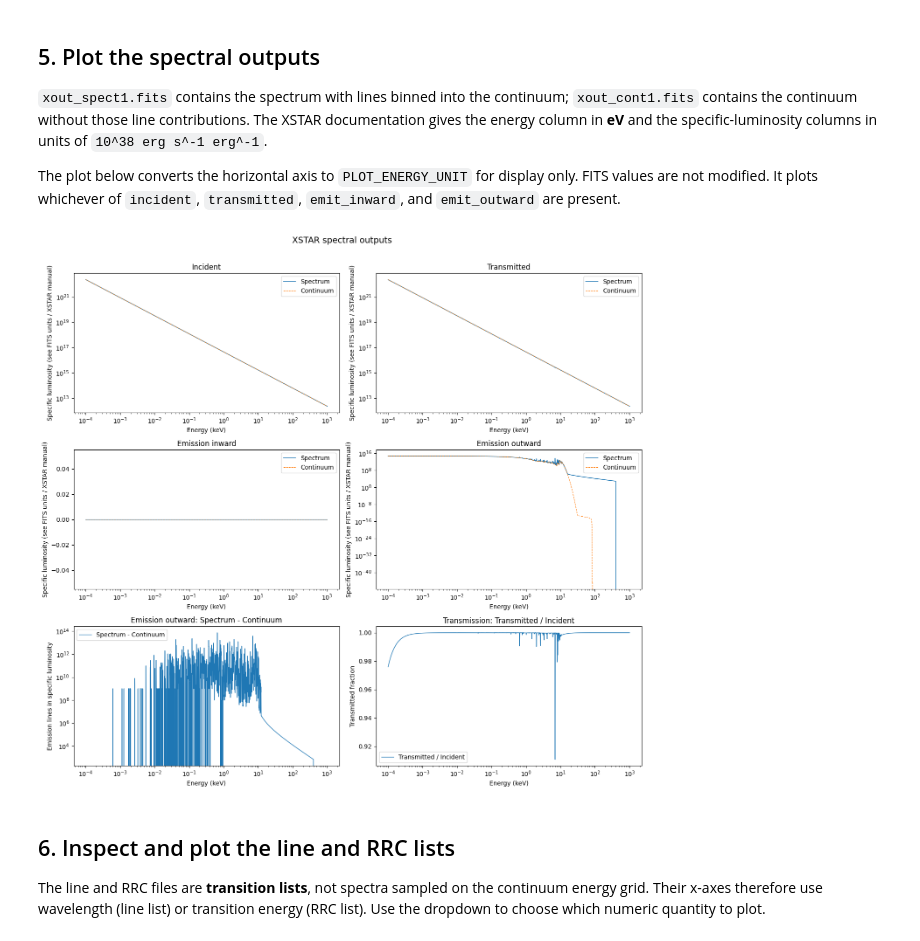
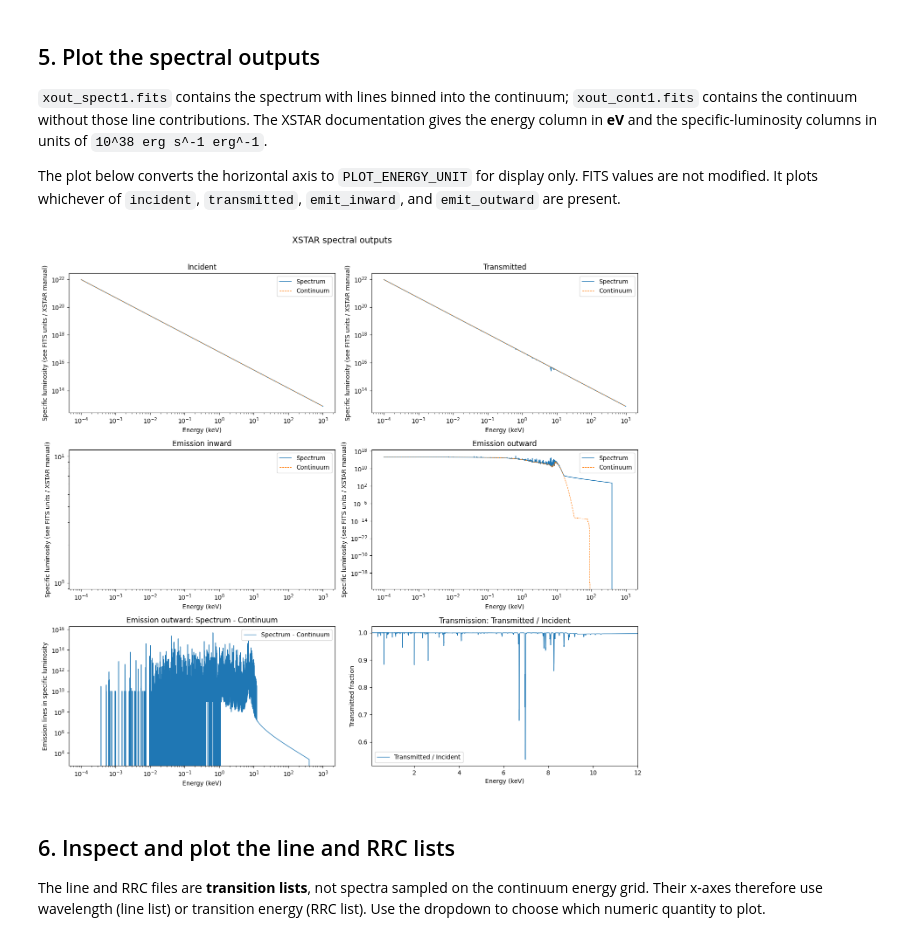
Before and after one commit to pier-astro/iongrid, a Jupyter notebook: visualization/check_xstar_raw_spec.ipynb, the cells around one changed output. Drawn from its saved outputs; the diff is of its cells as text; code cells hidden in the pictures.

```diff
--- a/visualization/check_xstar_raw_spec.ipynb
+++ b/visualization/check_xstar_raw_spec.ipynb
@@ -43,7 +43,7 @@ pd.set_option("display.max_colwidth", 100)
 plt.rcParams.update({"figure.figsize": (10, 5), "axes.grid": False, "grid.alpha": 0.25, "font.size": 10})
 # %%
 # Edit this path to the directory containing the raw products of ONE XSTAR run
-path_to_xstar = Path("/data-fast/dragon/vicente/iongrid/runs/run_20261105_htc_lhs/points/p000000001").expanduser()
+path_to_xstar = Path("/data-fast/dragon/vicente/iongrid/runs/run_20261110_highxi_highnh/points/p000000002").expanduser()
 
 # Usually all files are directly inside path_to_xstar. Set True only if your run wrapper places outputs in nested subdirectories:
 SEARCH_SUBDIRECTORIES = False
@@ -413,6 +413,9 @@ def plot_spectral_outputs(spectrum_filepath, continuum_filepath):
                 )
         ax.set_title(label)
         ax.set_xscale("log")
+        ax.set_yscale("log")
+        #ax.set_xlim(0.1, 12)
+        #ax.set_ylim(1e10, 1e16)
         plotted_values = []
         if spectrum is not None and spectrum.size == spectrum_energy.size:
             plotted_values.extend(spectrum[np.isfinite(spectrum) & (spectrum > 0)])
@@ -452,6 +455,7 @@ def plot_spectral_outputs(spectrum_filepath, continuum_filepath):
             transform=ax.transAxes,
         )
     ax.set_title("Emission outward: Spectrum - Continuum")
+    #ax.set_xlim(0.1, 12)
     ax.set_xscale("log")
     ax.set_yscale("log")
     ax.set_xlabel(energy_label)
@@ -483,35 +487,36 @@ def plot_spectral_outputs(spectrum_filepath, continuum_filepath):
             ratio[mask],
             color="C0",
             linewidth=1.0,
             label="Transmitted / Incident",
         )
         ax.legend()
     else:
         ax.text(
             0.5, 0.5,
             "Required incident/transmitted columns unavailable",
             ha="center", va="center",
             transform=ax.transAxes,
         )
     ax.set_title("Transmission: Transmitted / Incident")
-    ax.set_xscale("log")
+    #ax.set_xscale("log")
     ax.set_xlabel(energy_label)
     ax.set_ylabel("Transmitted fraction")
+    ax.set_xlim(0.1, 12)
     ax.grid(False)
     # 9. Overall figure formatting:
     fig.suptitle("XSTAR spectral outputs", fontsize=14)
     fig.tight_layout(rect=[0, 0, 1, 0.97])
     plt.show()
 
 # Plot all six panels:
 spectrum_filepath = standard_paths["xout_spect1.fits"]
 continuum_filepath = standard_paths["xout_cont1.fits"]
 if spectrum_filepath.is_file() and continuum_filepath.is_file():
     plot_spectral_outputs(spectrum_filepath, continuum_filepath)
 else:
     print("Both xout_spect1.fits and xout_cont1.fits are required.")
 # %% [output]
-[figure, old version]
+[figure, new version]
 # %% [markdown]
 ## 6. Inspect and plot the line and RRC lists
 
```
Also changed, not shown: parts of 6 cells of this notebook, 3 other files.
